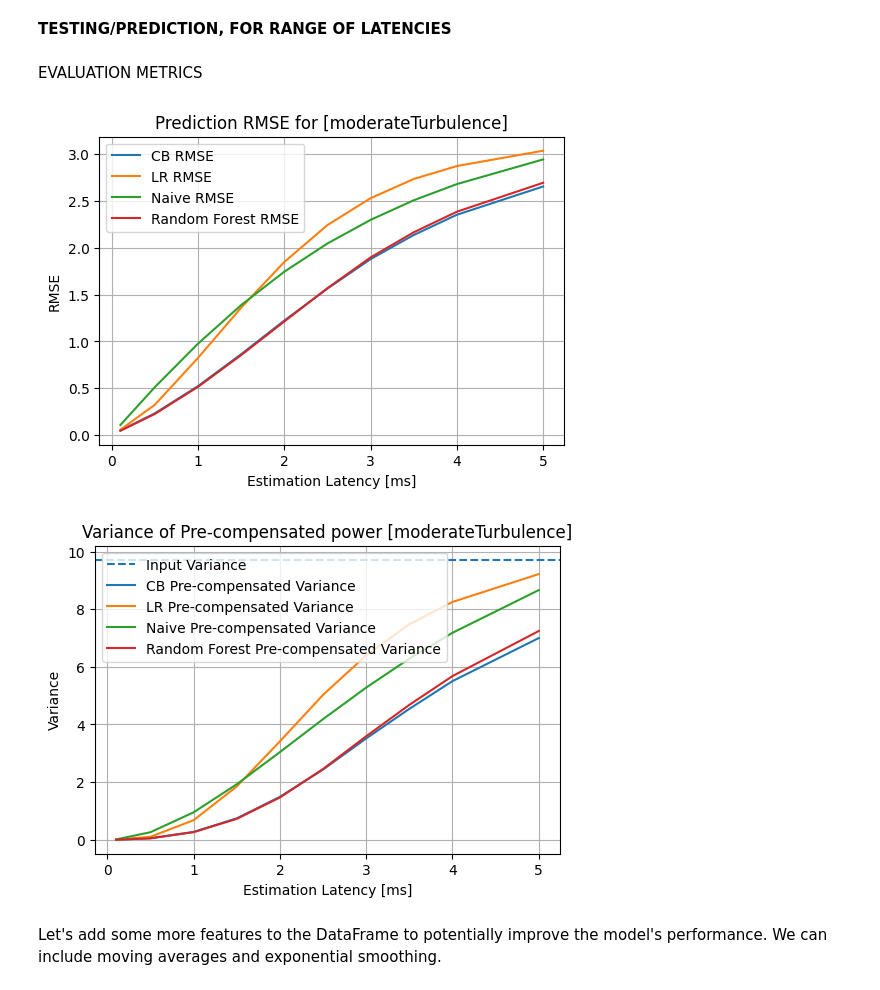
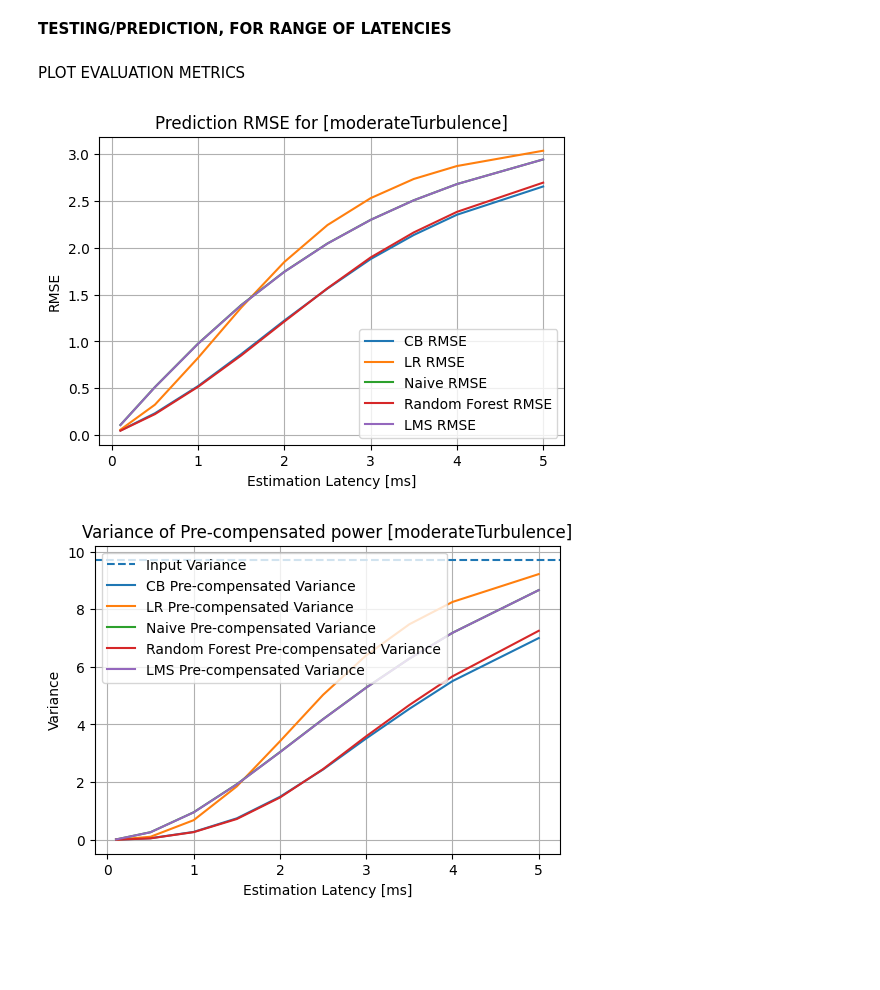
Before and after one commit to nwanze-nzekwu/turinCE, a Jupyter notebook: TurinTech_FSO_ChannelPow_estimate.ipynb, the cells around one changed output. Drawn from its saved outputs; the diff is of its cells as text; code cells hidden in the pictures; blank space fills up the shorter version.

```diff
--- a/TurinTech_FSO_ChannelPow_estimate.ipynb
+++ b/TurinTech_FSO_ChannelPow_estimate.ipynb
@@ -53,7 +53,7 @@ wa = pow2db(wa) - np.mean(pow2db(wa))
 
 nTaps = 10
 
-latency = 5; # 50
+latency = 10; # 50
 
 use_diff = True
 # %%
@@ -173,2 +214,10 @@ predictions_rf = model_r_forest.predict(X_test)+df2_test['OptPow_lag'+str(latenc
+# %%
+# Train and test LMS
+
+ylms_train,elms,wlms = myPytLMS_adapted(X_train, y_train, nTaps, w=None, lock_coeff=False)
+w=wlms[-1,:]  # modify w to use the last weights when lock_coeff = True
+ylms_test,_,wlms2 = myPytLMS_adapted(X_test, y_test, nTaps, w=wlms[-1,:], lock_coeff=True)
+
+predictions_lms = ylms_test + df2_test['OptPow_lag'+str(latency)]
 # %%
 plt.figure(figsize=(8, 4))
@@ -252,17 +289,20 @@ rmse_naive = []
 rmse_lr = []
 rmse_cb = []
 rmse_rf = []
+rmse_lms = []
 
 var_cb = []
 var_lr = []
 var_naive = []
 var_rf = []
 var_input = []
+var_lms = []
 
 p_cb = []
 p_lr = []
 p_naive = []
 p_rf = []
+p_lms = []
 
 for latency in test_latencies:
   df2 = df.copy()
@@ -325,12 +365,20 @@ for latency in test_latencies:
   predictions_rf = model_r_forest.predict(X_test)+df2_test['OptPow_lag'+str(latency)]
 
 
+   # TRAIN & TEST LMS
+  ylms_train,elms,wlms = myPytLMS_adapted(X_train, y_train, nTaps, w=None, lock_coeff=False)
+  w=wlms[-1,:]  # modify w to use the last weights when lock_coeff = True
+  ylms_test,_,wlms2 = myPytLMS_adapted(X_test, y_test, nTaps, w=wlms[-1,:], lock_coeff=True)
+  predictions_lms = ylms_test + df2_test['OptPow_lag'+str(latency)]
+
+
 
   # Evaluate RMSE
   rmse_naive +=[rmse(df2_test['OptPow'],predictions_naive)]
   rmse_lr +=[rmse(df2_test['OptPow'],predictions_lr)]
   rmse_cb +=[rmse(df2_test['OptPow'],predictions_cb)]
   rmse_rf +=[rmse(df2_test['OptPow'],predictions_rf)]
+  rmse_lms +=[rmse(df2_test['OptPow'],predictions_lms)]
 
 
   # Pre-compensate power.
@@ -338,6 +386,8 @@ for latency in test_latencies:
   precom_lr = df2_test['OptPow'] - predictions_lr # Linear Regression
   precom_naive = df2_test['OptPow'] - predictions_naive # Naive
   precom_rf = df2_test['OptPow'] - predictions_rf # Random Forest
+  precom_lms = df2_test['OptPow'] - predictions_lms # LMS
+
 
   # Variance of Pre-compensated power
   var_cb += [np.var(precom_cb)]
@@ -345,32 +395,35 @@ for latency in test_latencies:
   var_naive += [np.var(precom_naive)]
   var_rf += [np.var(precom_rf)]
   var_input = np.var(df2_test['OptPow'])
+  var_lms += [np.var(precom_lms)]
 
   p_cb += [precom_cb]
   p_lr += [precom_lr]
   p_naive += [precom_naive]
   p_rf += [precom_rf]
+  p_lms += [precom_lms]
-# %% [markdown]
-EVALUATION METRICS
+# %% [markdown]
+PLOT EVALUATION METRICS
 # %%
 # Plot RMSE
 
 plt.figure(figsize=(6, 4))
 # plt.axhline(y=var_input, label='Input Variance', linestyle='--')
 
 tl = np.array(test_latencies)/10
 
 plt.plot(tl, rmse_cb, label='CB RMSE')
 plt.plot(tl, rmse_lr, label='LR RMSE')
 plt.plot(tl, rmse_naive, label='Naive RMSE')
 plt.plot(tl, rmse_rf, label='Random Forest RMSE')
+plt.plot(tl, rmse_lms, label='LMS RMSE')
 plt.legend()
 plt.xlabel('Estimation Latency [ms]')
 plt.ylabel('RMSE')
 plt.title('Prediction RMSE for [' + turb + 'Turbulence]');
 plt.grid()
 # %% [output]
-[figure, old version]
+[figure, new version]
 # %%
 # Plot VARIANCE
 
@@ -381,12 +434,11 @@ plt.plot(tl, var_cb, label='CB Pre-compensated Variance')
 plt.plot(tl, var_lr, label='LR Pre-compensated Variance')
 plt.plot(tl, var_naive, label='Naive Pre-compensated Variance')
 plt.plot(tl, var_rf, label='Random Forest Pre-compensated Variance')
+plt.plot(tl, var_lms, label='LMS Pre-compensated Variance')
 plt.legend()
 plt.xlabel('Estimation Latency [ms]')
 plt.ylabel('Variance')
 plt.title('Variance of Pre-compensated power [' + turb + 'Turbulence]');
 plt.grid()
 # %% [output]
-[figure, old version]
+[figure, new version]
-# %% [markdown]
-Let's add some more features to the DataFrame to potentially improve the model's performance. We can include moving averages and exponential smoothing.
```
Also changed, not shown: parts of 16 cells of this notebook.
